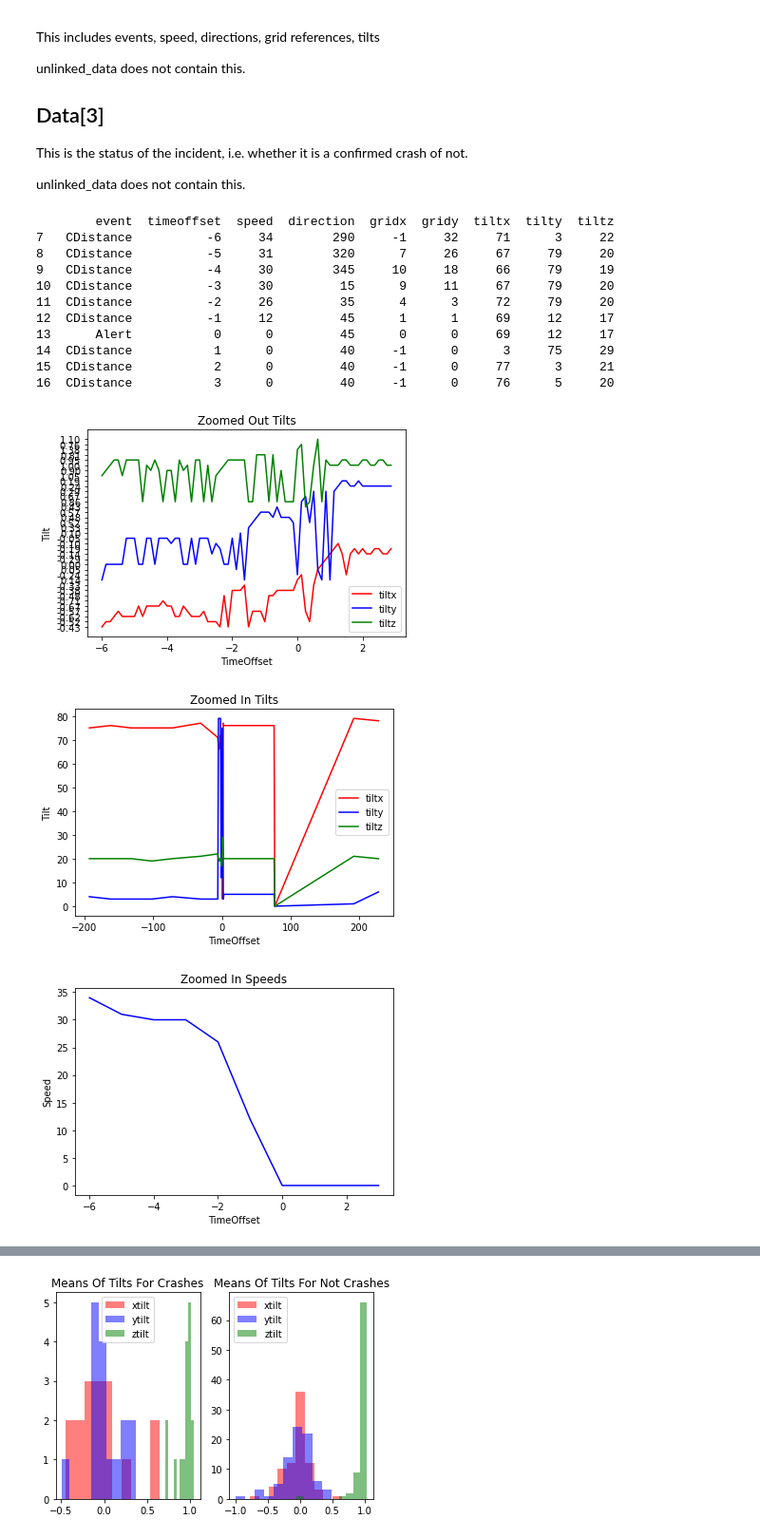
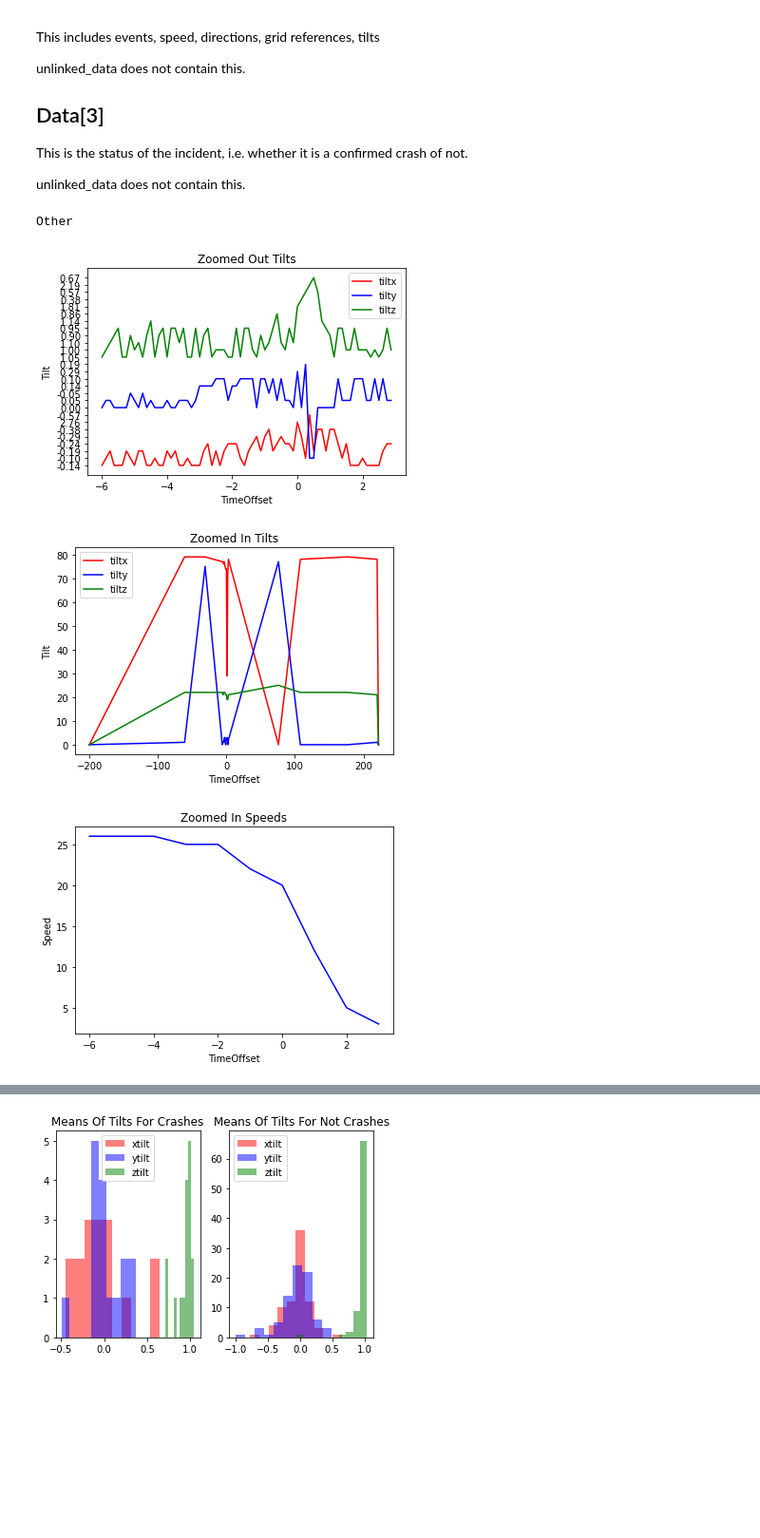
Before and after one commit to cwhite098/MDM3_Project1_Quartix, a Jupyter notebook: visualise.ipynb, the cells around one changed output, grey strips where cells are left out. Shown at 95% size. Drawn from its saved outputs; the diff is of its cells as text; code cells hidden in the pictures; blank space fills up the shorter version.

```diff
--- a/visualise.ipynb
+++ b/visualise.ipynb
@@ -50,46 +54,36 @@ def plot_tilts(df, title):
     plt.legend(loc='best')
     plt.show()
 
 def plot_speeds(df, title):
     plt.plot(df['timeoffset'], df['speed'], label='Speed', color='blue')
     plt.title(title), plt.xlabel('TimeOffset'), plt.ylabel('Speed')
     plt.show()
 
 def plot_grid(df, title):
     X = df['gridx']
     Y = df['gridy']
     plt.plot(X, Y, label='Path', color='blue')
     plt.scatter(X.iloc[0], Y.iloc[0], label='Start', marker='*', color='red')
     plt.scatter(X.iloc[-1], Y.iloc[-1], label='End', marker='o', color='red')
     plt.scatter(0,0, label='Incident', color='red', marker='x')
     plt.legend(loc='best')
     plt.title(title), plt.xlabel('gridX'), plt.ylabel('gridY')
     plt.show()
 
 # accessing incident number 8
-data = cat_data[8]
+data = cat_data[14]
 # in this instance data[0] is the 'zoomed in' information
-print(data[0])
+print(data[3])
 
 # Plotting
 plot_tilts(data[1], 'Zoomed Out Tilts')
 plot_tilts(data[2], 'Zoomed In Tilts')
 plot_speeds(data[0], 'Zoomed In Speeds')
 plot_speeds(data[2], 'Zoomed Out Speeds')
 plot_grid(data[2], 'Zoomed Out Locations')
 plot_grid(data[0], 'Zoomed In Locations')
 # %% [output]
-        event  timeoffset  speed  direction  gridx  gridy  tiltx  tilty  tiltz
-7   CDistance          -6     34        290     -1     32     71      3     22
-8   CDistance          -5     31        320      7     26     67     79     20
-9   CDistance          -4     30        345     10     18     66     79     19
-10  CDistance          -3     30         15      9     11     67     79     20
-11  CDistance          -2     26         35      4      3     72     79     20
-12  CDistance          -1     12         45      1      1     69     12     17
-13      Alert           0      0         45      0      0     69     12     17
-14  CDistance           1      0         40     -1      0      3     75     29
-15  CDistance           2      0         40     -1      0     77      3     21
-16  CDistance           3      0         40     -1      0     76      5     20
+Other
-[figure, old version]
+[figure, new version]
-[figure, old version]
+[figure, new version]
-[figure, old version]
+[figure, new version]
```
Also changed, not shown: parts of 5 cells of this notebook, 2 other files.
